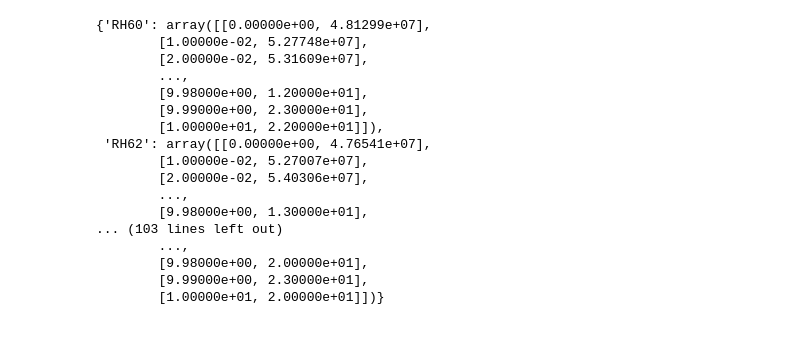
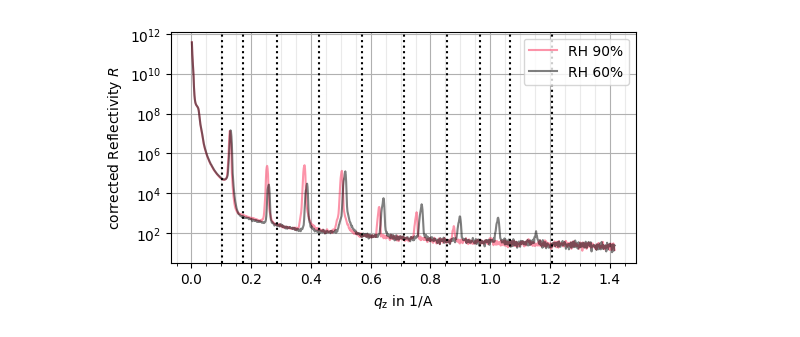
Before and after one commit to CVC97/ALC-24-25, a Jupyter notebook: BK.SLM_study_liquid_membranes/bk.slm_data_analysis.ipynb, the cells around one changed output. Drawn from its saved outputs; the diff is of its cells as text; code cells hidden in the pictures.

Commit message:
BK.SLM: determination of reflection maxima.

```diff
--- a/BK.SLM_study_liquid_membranes/bk.slm_data_analysis.ipynb
+++ b/BK.SLM_study_liquid_membranes/bk.slm_data_analysis.ipynb
@@ -8,3 +5,11 @@ lambdaaaa = 1.54055
+# %%
+# physical paarameters
+lambda_x_ray = 1.54055                  # x-raywavelength
+h_beamwidth   = 0.5                       # beamwidth: Use value of s1hg (mm)
+l_waferlength = 25                        # sample length in beam direction (mm)
+d_film      = 0.000007                  # approx. thickness of lipid film: 7 microns
+abs_coeff   = 783                       # absorption coefficient of lipid film (m^-1)
+peakwidth   = 40                        # half width of interval for peak search (points)
 # %%
 RH92_data = np.loadtxt(f"data/RH_data/RH92.txt", delimiter = " ", skiprows = 1, usecols = [0,3])
 RH90_data = np.loadtxt(f"data/RH_data/RH90.txt", delimiter = " ", skiprows = 1, usecols = [0,3])
@@ -26,41 +96,39 @@ RH60_data = np.loadtxt(f"data/RH_data/RH60.txt", delimiter = " ", skiprows = 1,
 # %%
-# reading in data
-RH_data_dict = {}
-for RH in range(60, 93, 2):
-    RH_data_dict[f"RH{RH}"] = np.loadtxt(f"data/RH_data/RH{RH}.txt", delimiter = " ", skiprows = 1, usecols = [0,3])
+# plotting data (sanity check + period D determination)
+RH = 90
+RH_R_corr = RH_data_dict[f"RH{RH}"]["R_corr"]
+RH_angle = RH_data_dict[f"RH{RH}"]["angle"]
+RH_q_z = RH_data_dict[f"RH{RH}"]["q_z"]
 
-# RH_data_dict
+RH_2 = 88
+RH_3 = 60
 
-# plotting data (sanity check)
+
 fig, ax = plt.subplots(figsize=(6,3))
-ax.set_xlabel(r'Reflectivity $R$')      # \mathrm{\AA} wird im notebook angezeigt aber nicht im pgf plot!! dazu durch \si{\AA} in der .pgf ersetzen!!
-ax.set_ylabel(r'$V$ in $\mathrm{k_BT}$')
+ax.set_xlabel(r'$q_\mathrm{z}$ in 1/A')             # \mathrm{\AA} wird im notebook angezeigt aber nicht im pgf plot!! dazu durch \si{\AA} in der .pgf ersetzen!!
+ax.set_ylabel(r'corrected Reflectivity $R$')
 ax.grid()
 ax.grid(which='minor', color = '#999999', alpha = 0.2, linestyle = '-')
 ax.minorticks_on()
 
-ax.plot(d_w_array, V_0_array, color = "xkcd:red pink", alpha = 0.5, label = r"$V_\mathrm{0}$")
-ax.plot(d_w_array, V_dis_array, color = "blue", alpha = 0.5, label = r"$V_\mathrm{dis}$")
-ax.plot(d_w_array, V_hyd_array, color = "black", alpha = 0.5, label = r"$V_\mathrm{hyd}$")
-ax.plot(d_w_array, V_tot_array, color = "black", alpha = 1, label = r"$V_\mathrm{tot}$")
+ax.semilogy(RH_q_z, RH_R_corr, color = "xkcd:red pink", alpha = 0.5, label = f"RH {RH}%")
+# ax.semilogy(RH_data_dict[f"RH{RH_2}"]["q_z"], RH_data_dict[f"RH{RH_2}"]["R_corr"], color = "blue", alpha = 0.5, label = f"RH {RH_2}%")
+ax.semilogy(RH_data_dict[f"RH{RH_3}"]["q_z"], RH_data_dict[f"RH{RH_3}"]["R_corr"], color = "black", alpha = 0.5, label = f"RH {RH_3}%")
+
+
+# indizes for vertical marks for period D determination
+q_z_index_list = [70, 120, 200, 300, 400, 500, 600, 680, 750, 850]
+
+# plot xvlines
+for q_z_index in q_z_index_list:
+    q_z = RH_q_z[q_z_index]
+    ax.axvline(x = q_z, linestyle = "dotted", color = "black")
 
 ax.legend()
 ax.legend(loc="upper right")
+
+plt.savefig('BK.SLM_visualizations/corr_R_over_q_z.pdf', facecolor = 'white', bbox_inches='tight')
+plt.savefig('BK.SLM_visualizations/corr_R_over_q_z.pgf', facecolor = 'white', bbox_inches='tight')
+plt.show()
 # %% [output]
-{'RH60': array([[0.00000e+00, 4.81299e+07],
-        [1.00000e-02, 5.27748e+07],
-        [2.00000e-02, 5.31609e+07],
-        ...,
-        [9.98000e+00, 1.20000e+01],
-        [9.99000e+00, 2.30000e+01],
-        [1.00000e+01, 2.20000e+01]]),
- 'RH62': array([[0.00000e+00, 4.76541e+07],
-        [1.00000e-02, 5.27007e+07],
-        [2.00000e-02, 5.40306e+07],
-        ...,
-        [9.98000e+00, 1.30000e+01],
-... (103 lines left out)
-        ...,
-        [9.98000e+00, 2.00000e+01],
-        [9.99000e+00, 2.30000e+01],
-        [1.00000e+01, 2.00000e+01]])}
+[figure, added]
```
Also changed, not shown: parts of 3 cells of this notebook, 3 other files.
